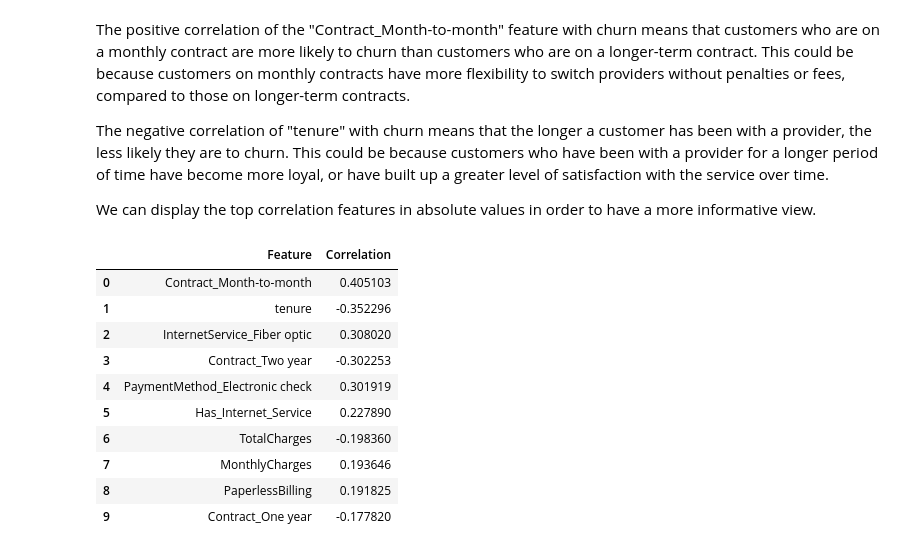
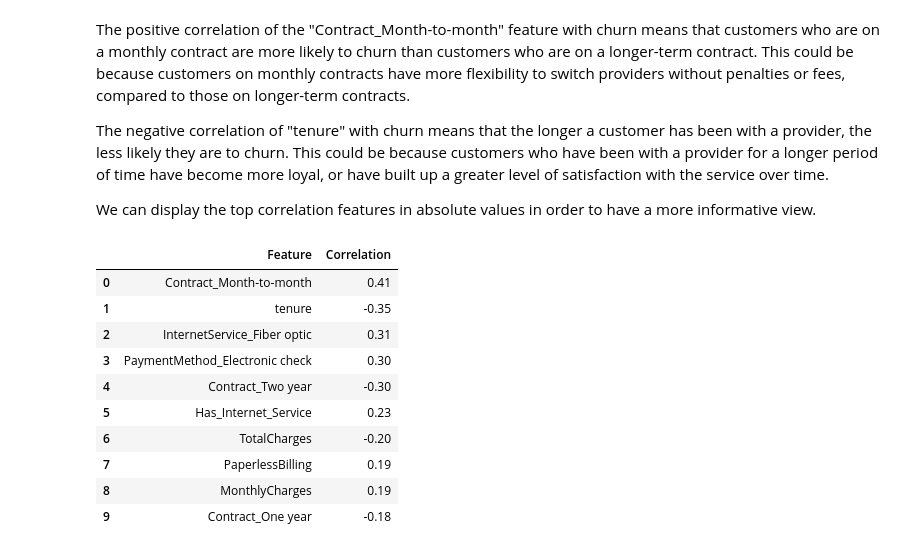
Before and after one commit to algerza/churn_prediction_model, a Jupyter notebook: 00_exploratory_data_analysis.ipynb, the cells around one changed output. Cells and saved outputs as stored; diff of their text form; code cells hidden in the pictures.

```diff
--- a/00_exploratory_data_analysis.ipynb
+++ b/00_exploratory_data_analysis.ipynb
@@ -264,32 +182,3 @@ Outlier column created: TotalCharges
 # %% [markdown]
 ### Clamp outliers
 Clamping outliers in numerical columns can help to improve the overall quality of the data and prevent the model from being biased by the presence of extreme values. By replacing outliers with the nearest in-range values, the distribution of the data becomes more normalized, which can help the model make more accurate predictions. Clamping outliers also helps to avoid the risk of overfitting to the training data, which can happen when the model is trying to learn from extreme and non-representative values.
-# %%
-def clamp_outliers(df):
-    """
-    Replace values in numerical columns that are more than 3 standard deviations from the mean,
-    higher than the 99th percentile or lower than the 1st percentile with the nearest value that is in range.
-
-    Args:
-    df: pandas DataFrame object.
-
-    Returns:
-    pandas DataFrame object with outliers clamped.
-    """
-    print("Columns to be modified: ")
-    for col in df.select_dtypes(include=[np.number]):
-        if len(df[col].unique()) == 2:
-            continue
-        lower_bound = df[col].quantile(0.01)
-        upper_bound = df[col].quantile(0.99)
-        std_dev = df[col].std()
-        outlier_mask = (df[col] < (df[col].mean() - (3 * std_dev))) | (df[col] > (df[col].mean() + (3 * std_dev))) | (df[col] < lower_bound) | (df[col] > upper_bound)
-        num_outliers = len(df[outlier_mask].index)
-        if num_outliers > 0:
-            print(col)
-            df[col] = np.clip(df[col], lower_bound, upper_bound)
-    print(f"\n{num_outliers} customer IDs affected.")
-    return df
-
-# Apply function
-df = clamp_outliers(df)
@@ -361,6 +279,9 @@ plt.show()
 # %% [output]
 [figure]
 # %%
+# Calculate pairwise correlation values between 'churn' column and all other columns
+corr_churn = df.corr()['Churn']
+
 # Load your correlation data into a pandas dataframe
 corr_df = pd.DataFrame({'Feature': corr_churn.index, 'Correlation': corr_churn.values})
 
@@ -400,30 +321,33 @@ We can display the top correlation features in absolute values in order to have
 # %%
 # Create correlation between Churn and other features ordered
 #  by absolute correlation descending
 
 # Load your correlation data into a pandas dataframe
 corr_df = pd.DataFrame({'Feature': corr_churn.index, 'Correlation': corr_churn.values})
 
 # Remove the 'Churn' feature from the dataframe
 corr_df = corr_df[corr_df['Feature'] != 'Churn']
 
+# Round correlation values
+corr_df['Correlation'] = round(corr_df['Correlation'], 2)
+
 # Add a new column with absolute correlation values
 corr_df['Abs_Correlation'] = abs(corr_df['Correlation'])
 
 # Sort the dataframe by absolute correlation values
 sorted_corr_df = corr_df.sort_values(by='Abs_Correlation', ascending=False).reset_index(drop=True)
 
 # Display the sorted dataframe
 sorted_corr_df[['Feature', 'Correlation']].head(10)
 # %% [output]
 |  | Feature | Correlation |
-| 0 | Contract_Month-to-month | 0.405103 |
-| 1 | tenure | -0.352296 |
-| 2 | InternetService_Fiber optic | 0.308020 |
-| 3 | Contract_Two year | -0.302253 |
-| 4 | PaymentMethod_Electronic check | 0.301919 |
-| 5 | Has_Internet_Service | 0.227890 |
-| 6 | TotalCharges | -0.198360 |
-| 7 | MonthlyCharges | 0.193646 |
-| 8 | PaperlessBilling | 0.191825 |
-| 9 | Contract_One year | -0.177820 |
+| 0 | Contract_Month-to-month | 0.41 |
+| 1 | tenure | -0.35 |
+| 2 | InternetService_Fiber optic | 0.31 |
+| 3 | PaymentMethod_Electronic check | 0.30 |
+| 4 | Contract_Two year | -0.30 |
+| 5 | Has_Internet_Service | 0.23 |
+| 6 | TotalCharges | -0.20 |
+| 7 | PaperlessBilling | 0.19 |
+| 8 | MonthlyCharges | 0.19 |
+| 9 | Contract_One year | -0.18 |
```
Also changed, not shown: parts of 40 cells of this notebook, 1 other file.
